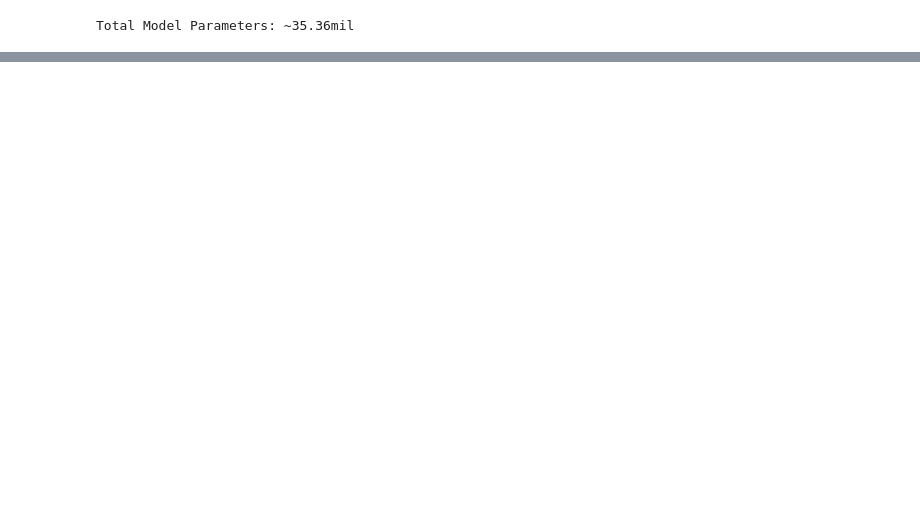
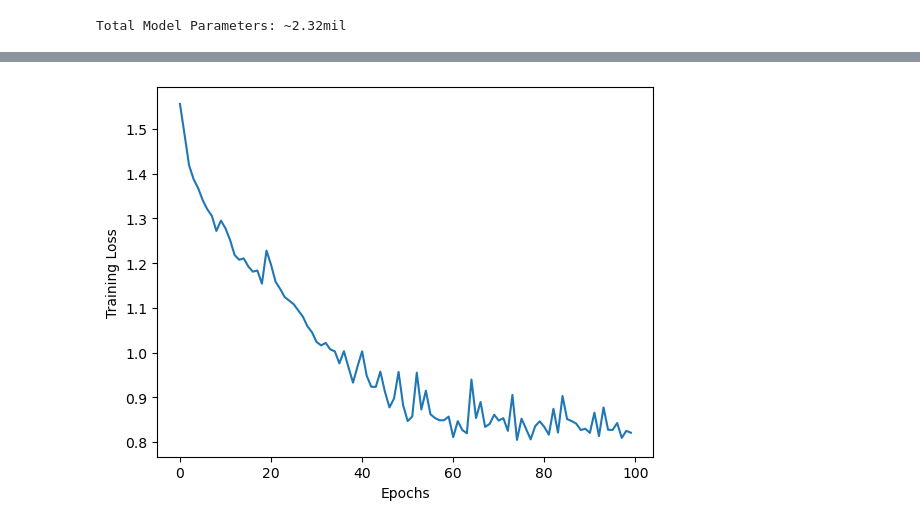
Before and after one commit to alvinzhengq/xray-segmentation, a Jupyter notebook: model.ipynb, the cells around one changed output, grey strips where cells are left out. Cells and saved outputs as stored; diff of their text form; code cells hidden in the pictures; blank space fills up the shorter version.

```diff
--- a/model.ipynb
+++ b/model.ipynb
@@ -514,30 +581,32 @@ def training(model, dataloader, epochs=20, lr=5e-4, drop_prob=0.1, warmup_steps=
     return train_losses
 # %%
 model = DiffusionTransformer(
-    d_emb=512,
-    num_blocks=8,
-    num_heads=4,
-    mlp_ratio=4.0,
-    dropout=0.1,
+    d_emb=128,
+    num_blocks=4,
+    num_heads=2,
+    mlp_ratio=6.0,
+    dropout=0.0,
     img_size=256,
-    patch_size=8,
+    patch_size=4,
     in_channels=1,
     num_classes=118,
 ).to(device='cuda')
 
 print(f"Total Model Parameters: ~{sum(p.numel() for p in model.parameters()) / 1e6:.2f}mil")
 # %% [output]
-Total Model Parameters: ~35.36mil
+Total Model Parameters: ~2.32mil
 # %%
 losses = training(
     model=model,
     dataloader=DataLoader(
         dataset,
-        batch_size=32,
+        batch_size=16,
         shuffle=True,
         pin_memory=True,
     ),
-    epochs=20,
+    epochs=100,
+    lr=5e-3,
+    drop_prob=0.2,
     warmup_steps=0,
     use_cos_decay=True
 )
@@ -553,3 +638,4 @@ Epoch 0; Batch 0 : training loss=1.6207
+[figure, added]
 # %%
 from torchvision import utils
 
```
Also changed, not shown: parts of 8 cells of this notebook.
